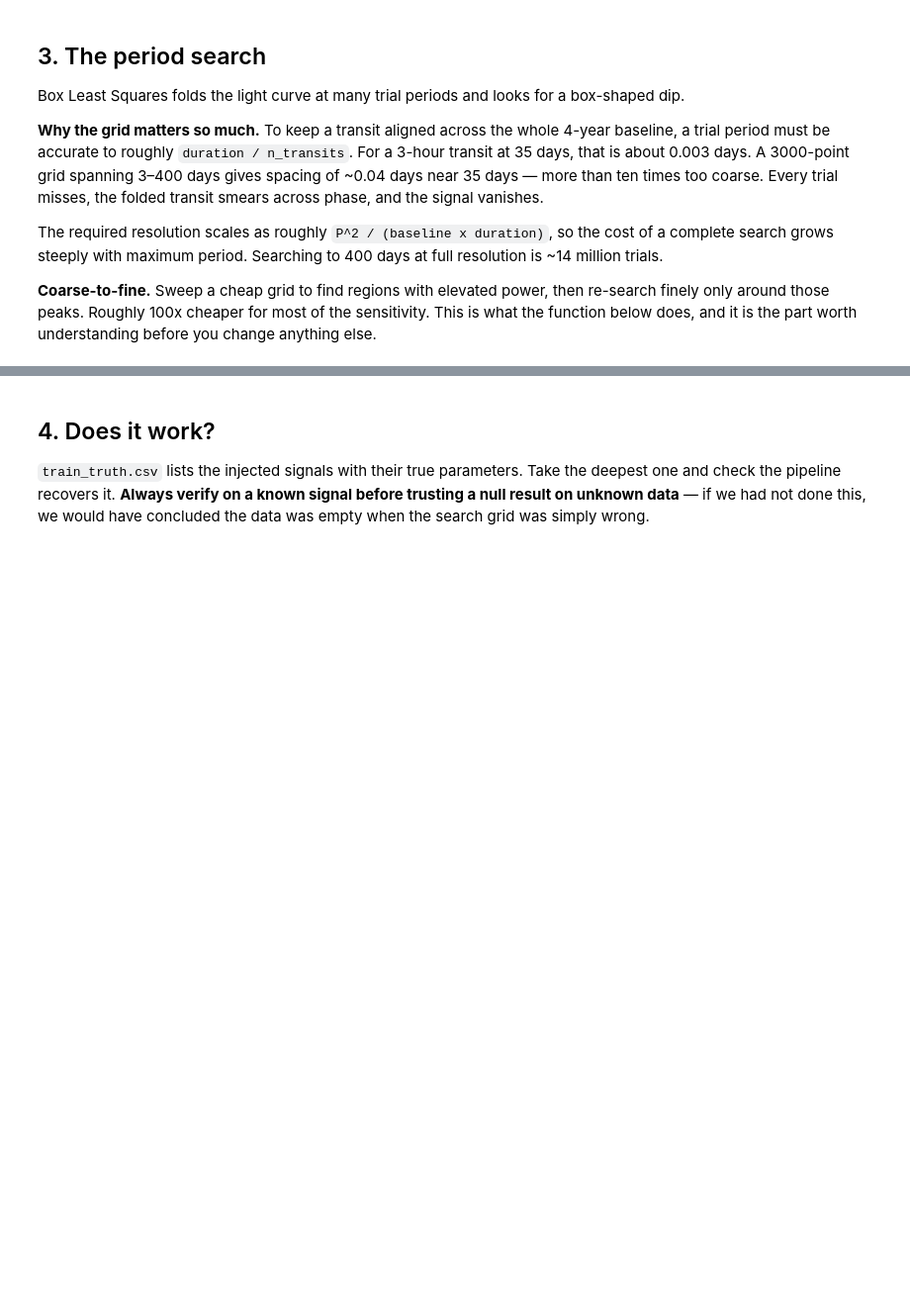
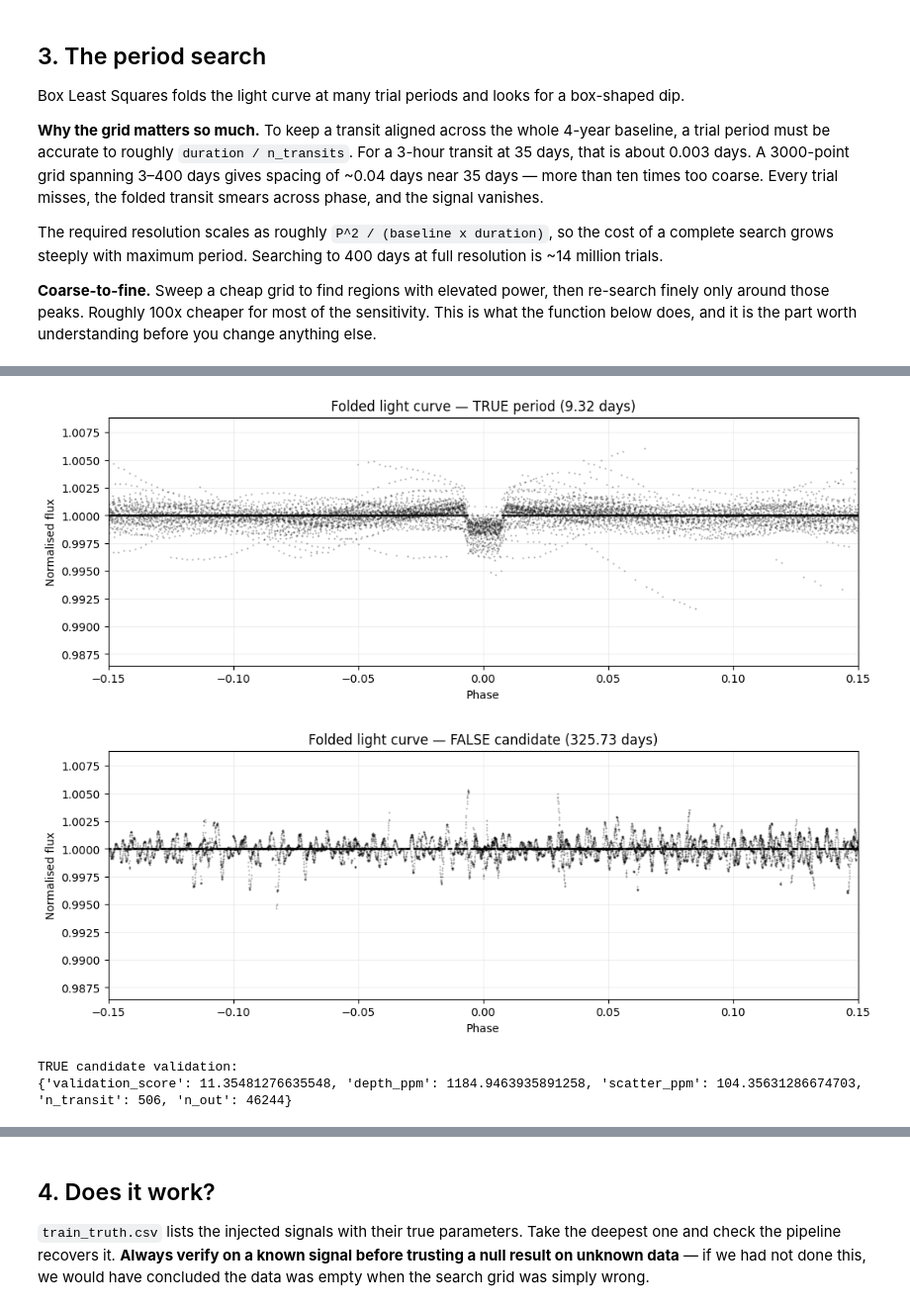
Before and after one commit to Komal2008/Exoplanet-detection, a Jupyter notebook: Astrobit_Transit_Detection.ipynb, the cells around one changed output, grey strips where cells are left out. Shown at 99% size. Saved outputs shown, nothing was run; the diff lists cells and outputs as text; code cells hidden in the pictures; blank space fills up the shorter version.

```diff
--- a/Astrobit_Transit_Detection.ipynb
+++ b/Astrobit_Transit_Detection.ipynb
@@ -547,0 +680,6 @@ def search(t, f, verbose=False):
+# %%
+candidate_v2 = search(t2, f2, verbose=True)
+
+print("\nV2 RESULT")
+for k, v in candidate_v2.items():
+    print(f"{k}: {v}")
@@ -547,0 +875,14 @@ def search(t, f, verbose=False):
+# %%
+import pandas as pd
+import numpy as np
+from astropy.timeseries import BoxLeastSquares
+
+# Exact file path
+sample_file = "/content/drive/MyDrive/Astrobit/train_pack/train/KIC_10911073.parquet"
+
+# Load
+df = pd.read_parquet(sample_file)
+
+print("Loaded:", sample_file)
+print("Shape:", df.shape)
+print("Columns:", df.columns.tolist())
@@ -547,0 +1497,43 @@ def search(t, f, verbose=False):
+# %%
+import matplotlib.pyplot as plt
+import numpy as np
+
+def plot_folded(t, f, period, title):
+    phase = ((t - 121.81891) / period + 0.5) % 1 - 0.5
+
+    # Sort by phase
+    order = np.argsort(phase)
+
+    plt.figure(figsize=(12, 4))
+    plt.plot(
+        phase[order],
+        f[order],
+        "k.",
+        ms=1,
+        alpha=0.35
+    )
+
+    plt.xlim(-0.15, 0.15)
+    plt.xlabel("Phase")
+    plt.ylabel("Normalised flux")
+    plt.title(title)
+    plt.grid(alpha=0.2)
+    plt.show()
+
+
+plot_folded(
+    t_test,
+    f_test,
+    9.32044,
+    "Folded light curve — TRUE period (9.32 days)"
+)
+
+plot_folded(
+    t_test,
+    f_test,
+    325.72538,
+    "Folded light curve — FALSE candidate (325.73 days)"
+)
+# %% [output]
+[figure, added]
+[figure, added]
@@ -547,0 +1588,14 @@ def search(t, f, verbose=False):
+# %%
+true_validation = validate_candidate(
+    t_test,
+    f_test,
+    period=9.32044,
+    t0=121.81891,
+    duration_hours=2.4
+)
+
+print("TRUE candidate validation:")
+print(true_validation)
+# %% [output]
+TRUE candidate validation:
+{'validation_score': 11.35481276635548, 'depth_ppm': 1184.9463935891258, 'scatter_ppm': 104.35631286674703, 'n_transit': 506, 'n_out': 46244}
```
Also changed, not shown: parts of 200 cells of this notebook.
